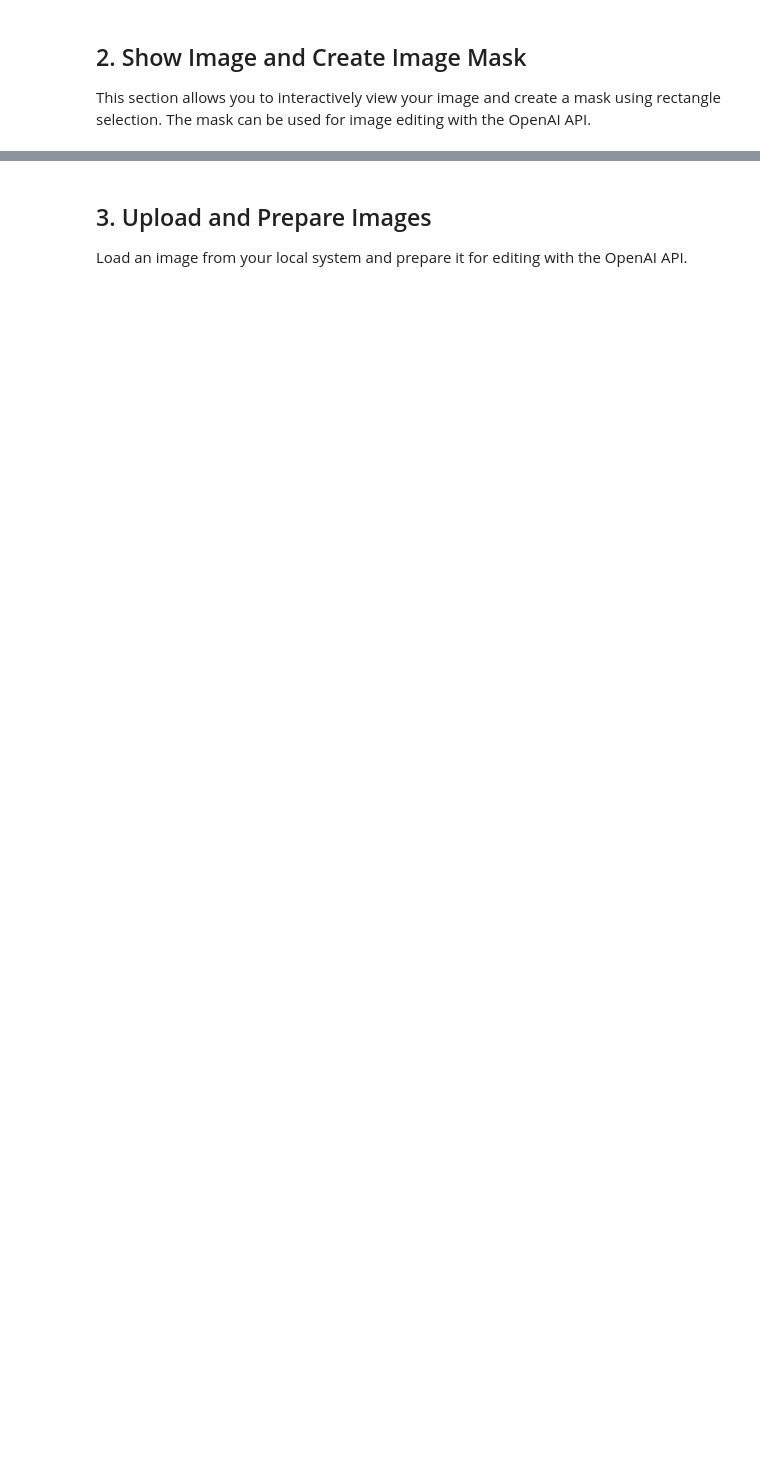
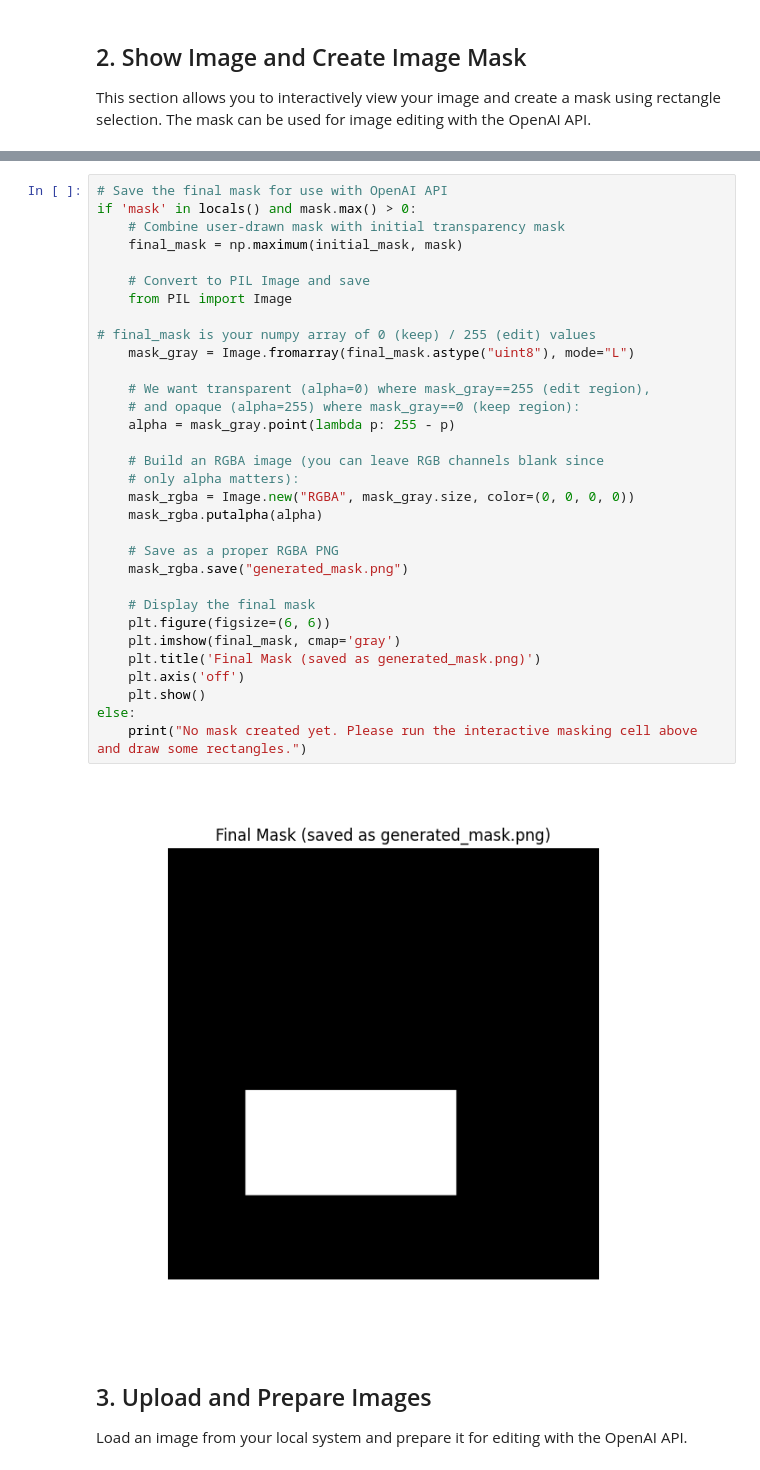
Before and after one commit to knavillus1/bug-free-chainsaw, a Jupyter notebook: openai_image_edit_exploration.ipynb, the cells around one changed output, grey strips where cells are left out. Drawn from its saved outputs; the diff is of its cells as text; blank space fills up the shorter version.

```diff
--- a/openai_image_edit_exploration.ipynb
+++ b/openai_image_edit_exploration.ipynb
@@ -73,3 +191,37 @@ plt.show()
+# %%
+# Save the final mask for use with OpenAI API
+if 'mask' in locals() and mask.max() > 0:
+    # Combine user-drawn mask with initial transparency mask
+    final_mask = np.maximum(initial_mask, mask)
+
+    # Convert to PIL Image and save
+    from PIL import Image
+
+# final_mask is your numpy array of 0 (keep) / 255 (edit) values
+    mask_gray = Image.fromarray(final_mask.astype("uint8"), mode="L")
+
+    # We want transparent (alpha=0) where mask_gray==255 (edit region),
+    # and opaque (alpha=255) where mask_gray==0 (keep region):
+    alpha = mask_gray.point(lambda p: 255 - p)
+
+    # Build an RGBA image (you can leave RGB channels blank since
+    # only alpha matters):
+    mask_rgba = Image.new("RGBA", mask_gray.size, color=(0, 0, 0, 0))
+    mask_rgba.putalpha(alpha)
+
+    # Save as a proper RGBA PNG
+    mask_rgba.save("generated_mask.png")
+
+    # Display the final mask
+    plt.figure(figsize=(6, 6))
+    plt.imshow(final_mask, cmap='gray')
+    plt.title('Final Mask (saved as generated_mask.png)')
+    plt.axis('off')
+    plt.show()
+else:
+    print("No mask created yet. Please run the interactive masking cell above and draw some rectangles.")
+# %% [output]
+[figure, added]
 # %% [markdown]
 ## 3. Upload and Prepare Images
 
```
Also changed, not shown: parts of 8 cells of this notebook, 2 other files.
